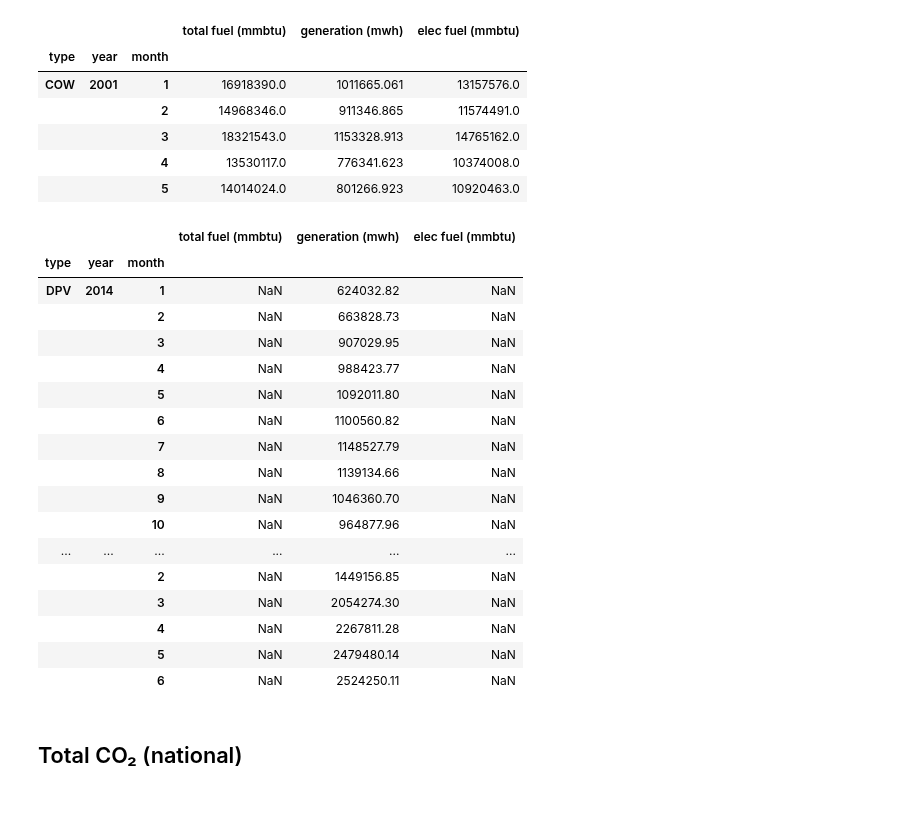
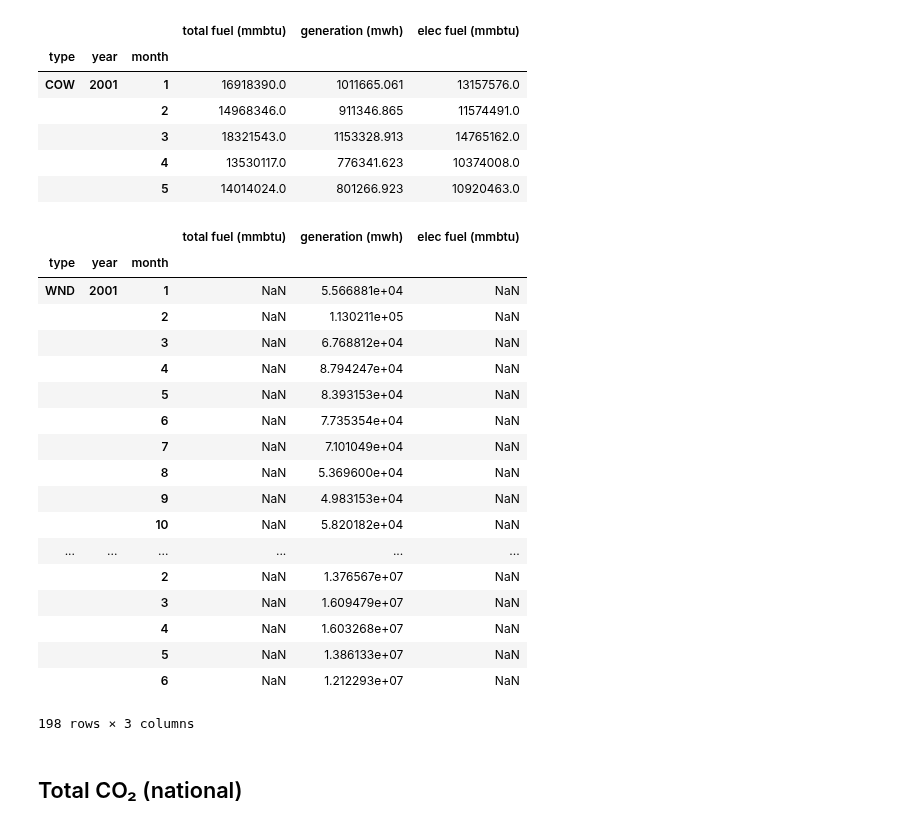
Before and after one commit to gschivley/carbon-index, a Jupyter notebook: Notebooks/Test functions.ipynb, the cells around one changed output. Saved outputs shown, nothing was run; the diff lists cells and outputs as text; code cells hidden in the pictures.

```diff
--- a/Notebooks/Test functions.ipynb
+++ b/Notebooks/Test functions.ipynb
@@ -9,6 +9,7 @@ from os.path import join
 import sys
 import json
 import geopandas as gpd
+idx = pd.IndexSlice
 # %%
 # Load the "autoreload" extension
 %load_ext autoreload
@@ -165,26 +166,27 @@ extra_gen_fuel.head()
 |  |  | 4 | 13530117.0 | 776341.623 | 10374008.0 |
 |  |  | 5 | 14014024.0 | 801266.923 | 10920463.0 |
 # %%
-extra_gen_fuel.loc[idx['DPV',:,:]]
+extra_gen_fuel.loc[idx['WND',:,:]]
 # %% [output]
 |  |  |  | total fuel (mmbtu) | generation (mwh) | elec fuel (mmbtu) |
 | type | year | month |  |  |  |
-| DPV | 2014 | 1 | NaN | 624032.82 | NaN |
-|  |  | 2 | NaN | 663828.73 | NaN |
-|  |  | 3 | NaN | 907029.95 | NaN |
-|  |  | 4 | NaN | 988423.77 | NaN |
-|  |  | 5 | NaN | 1092011.80 | NaN |
-|  |  | 6 | NaN | 1100560.82 | NaN |
-|  |  | 7 | NaN | 1148527.79 | NaN |
-|  |  | 8 | NaN | 1139134.66 | NaN |
-|  |  | 9 | NaN | 1046360.70 | NaN |
-|  |  | 10 | NaN | 964877.96 | NaN |
+| WND | 2001 | 1 | NaN | 5.566881e+04 | NaN |
+|  |  | 2 | NaN | 1.130211e+05 | NaN |
+|  |  | 3 | NaN | 6.768812e+04 | NaN |
+|  |  | 4 | NaN | 8.794247e+04 | NaN |
+|  |  | 5 | NaN | 8.393153e+04 | NaN |
+|  |  | 6 | NaN | 7.735354e+04 | NaN |
+|  |  | 7 | NaN | 7.101049e+04 | NaN |
+|  |  | 8 | NaN | 5.369600e+04 | NaN |
+|  |  | 9 | NaN | 4.983153e+04 | NaN |
+|  |  | 10 | NaN | 5.820182e+04 | NaN |
 | ... | ... | ... | ... | ... | ... |
-|  |  | 2 | NaN | 1449156.85 | NaN |
-|  |  | 3 | NaN | 2054274.30 | NaN |
-|  |  | 4 | NaN | 2267811.28 | NaN |
-|  |  | 5 | NaN | 2479480.14 | NaN |
-|  |  | 6 | NaN | 2524250.11 | NaN |
+|  |  | 2 | NaN | 1.376567e+07 | NaN |
+|  |  | 3 | NaN | 1.609479e+07 | NaN |
+|  |  | 4 | NaN | 1.603268e+07 | NaN |
+|  |  | 5 | NaN | 1.386133e+07 | NaN |
+|  |  | 6 | NaN | 1.212293e+07 | NaN |
+198 rows × 3 columns
 # %% [markdown]
 ## Total CO₂ (national)
 # %%
```
Also changed, not shown: parts of 23 cells of this notebook.
